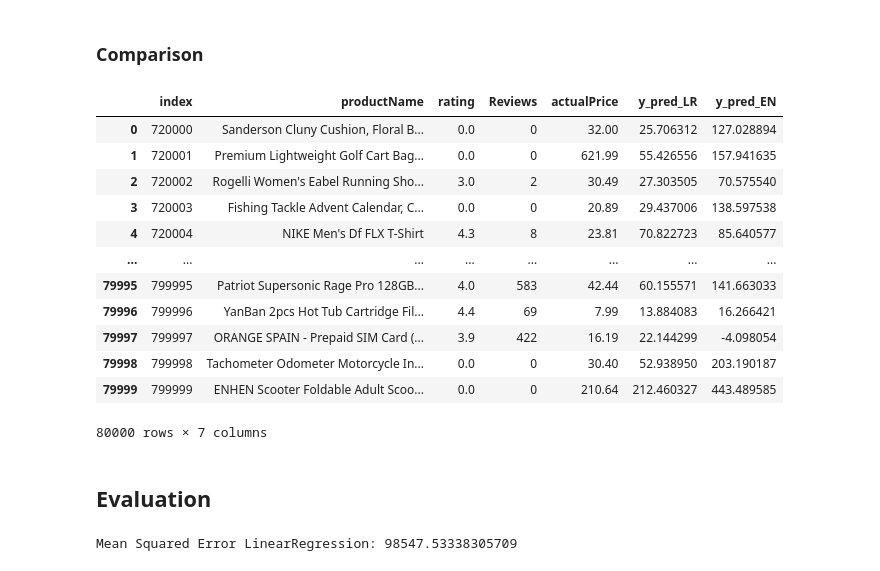
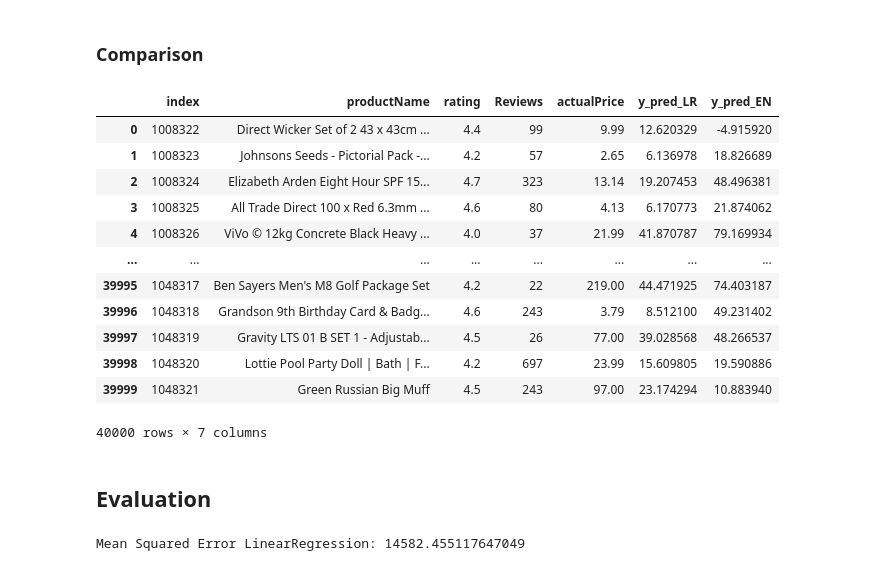
Before and after one commit to kieranthakkar/amazonOptimiser, a Jupyter notebook: no_nulls_project.ipynb, the cells around one changed output. Drawn from its saved outputs; the diff is of its cells as text; code cells hidden in the pictures.

```diff
--- a/no_nulls_project.ipynb
+++ b/no_nulls_project.ipynb
@@ -143,10 +130,10 @@ memory usage: 1.6 GB
 ## Data Split and Transformation
 # %%
 y = numerical.price.values
-X = numerical.drop(axis=1,columns="price").values
+X = numerical
 
-X_train = X[0:-40000]
+X_train = X[0:-40000].drop(axis=1,columns="price").values
 y_train = y[0:-40000]
 
-X_test = X[-40000:]
+X_test = X[-40000:].drop(axis=1,columns="price").values
 y_test = y[-40000:]
@@ -167,7 +152,7 @@ from sklearn.linear_model import LinearRegression, Lasso, ElasticNet
 LR = LinearRegression()
 LR.fit(X_train, y_train_transformed)
 
-y_pred_LR = LR.predict(X_test).astype("float32")
+y_pred_LR = LR.predict(X_test)
 
 # Inverse-transform to return values back to original scale
 y_pred_LR = np.expm1(y_pred_LR)
@@ -178,8 +160,0 @@ Linear Regression: 24.6 seconds
-# %%
-# LASSO
-dfLasso = pd.DataFrame()
-for i in range(0,10):
-    LASSO = Lasso(alpha=(i+1)/100)
-    LASSO.fit(X_train, y_train)
-
-    dfLasso[f'LASSO_{(i+1)/100}'] = LASSO.predict(X_test)
@@ -209,36 +168,35 @@ y_pred_EN = EN.predict(X_test)
 # %% [markdown]
 ### Comparison
 # %%
-compare = pd.DataFrame({"productName": df.title.iloc[-80000:],
-                        "rating": df.stars.iloc[-80000:],
-                        "Reviews": df.reviews.iloc[-80000:],
+compare = pd.DataFrame({"productName": df.title.iloc[-40000:],
+                        "rating": df.stars.iloc[-40000:],
+                        "Reviews": df.reviews.iloc[-40000:],
                         "actualPrice": y_test,
                         "y_pred_LR": y_pred_LR,
                         "y_pred_EN": y_pred_EN
                         }).reset_index()
 compare
 # %% [output]
 |  | index | productName | rating | Reviews | actualPrice | y_pred_LR | y_pred_EN |
-| 0 | 720000 | Sanderson Cluny Cushion, Floral B... | 0.0 | 0 | 32.00 | 25.706312 | 127.028894 |
-| 1 | 720001 | Premium Lightweight Golf Cart Bag... | 0.0 | 0 | 621.99 | 55.426556 | 157.941635 |
-| 2 | 720002 | Rogelli Women's Eabel Running Sho... | 3.0 | 2 | 30.49 | 27.303505 | 70.575540 |
-| 3 | 720003 | Fishing Tackle Advent Calendar, C... | 0.0 | 0 | 20.89 | 29.437006 | 138.597538 |
-| 4 | 720004 | NIKE Men's Df FLX T-Shirt | 4.3 | 8 | 23.81 | 70.822723 | 85.640577 |
+| 0 | 1008322 | Direct Wicker Set of 2 43 x 43cm ... | 4.4 | 99 | 9.99 | 12.620329 | -4.915920 |
+| 1 | 1008323 | Johnsons Seeds - Pictorial Pack -... | 4.2 | 57 | 2.65 | 6.136978 | 18.826689 |
+| 2 | 1008324 | Elizabeth Arden Eight Hour SPF 15... | 4.7 | 323 | 13.14 | 19.207453 | 48.496381 |
+| 3 | 1008325 | All Trade Direct 100 x Red 6.3mm ... | 4.6 | 80 | 4.13 | 6.170773 | 21.874062 |
+| 4 | 1008326 | ViVo © 12kg Concrete Black Heavy ... | 4.0 | 37 | 21.99 | 41.870787 | 79.169934 |
 | ... | ... | ... | ... | ... | ... | ... | ... |
-| 79995 | 799995 | Patriot Supersonic Rage Pro 128GB... | 4.0 | 583 | 42.44 | 60.155571 | 141.663033 |
-| 79996 | 799996 | YanBan 2pcs Hot Tub Cartridge Fil... | 4.4 | 69 | 7.99 | 13.884083 | 16.266421 |
-| 79997 | 799997 | ORANGE SPAIN - Prepaid SIM Card (... | 3.9 | 422 | 16.19 | 22.144299 | -4.098054 |
-| 79998 | 799998 | Tachometer Odometer Motorcycle In... | 0.0 | 0 | 30.40 | 52.938950 | 203.190187 |
-| 79999 | 799999 | ENHEN Scooter Foldable Adult Scoo... | 0.0 | 0 | 210.64 | 212.460327 | 443.489585 |
+| 39995 | 1048317 | Ben Sayers Men's M8 Golf Package Set | 4.2 | 22 | 219.00 | 44.471925 | 74.403187 |
+| 39996 | 1048318 | Grandson 9th Birthday Card & Badg... | 4.6 | 243 | 3.79 | 8.512100 | 49.231402 |
+| 39997 | 1048319 | Gravity LTS 01 B SET 1 - Adjustab... | 4.5 | 26 | 77.00 | 39.028568 | 48.266537 |
+| 39998 | 1048320 | Lottie Pool Party Doll | Bath | F... | 4.2 | 697 | 23.99 | 15.609805 | 19.590886 |
+| 39999 | 1048321 | Green Russian Big Muff | 4.5 | 243 | 97.00 | 23.174294 | 10.883940 |
-80000 rows × 7 columns
+40000 rows × 7 columns
 # %% [markdown]
 ## Evaluation
 # %%
 from sklearn.metrics import mean_squared_error
 # %%
-# Evaluate the model
 mse = mean_squared_error(y_test, y_pred_LR)
 print(f'Mean Squared Error LinearRegression: {mse}')
 # %% [output]
-Mean Squared Error LinearRegression: 98547.53338305709
+Mean Squared Error LinearRegression: 14582.455117647049
 # %%
```
Also changed, not shown: parts of 8 cells of this notebook.
